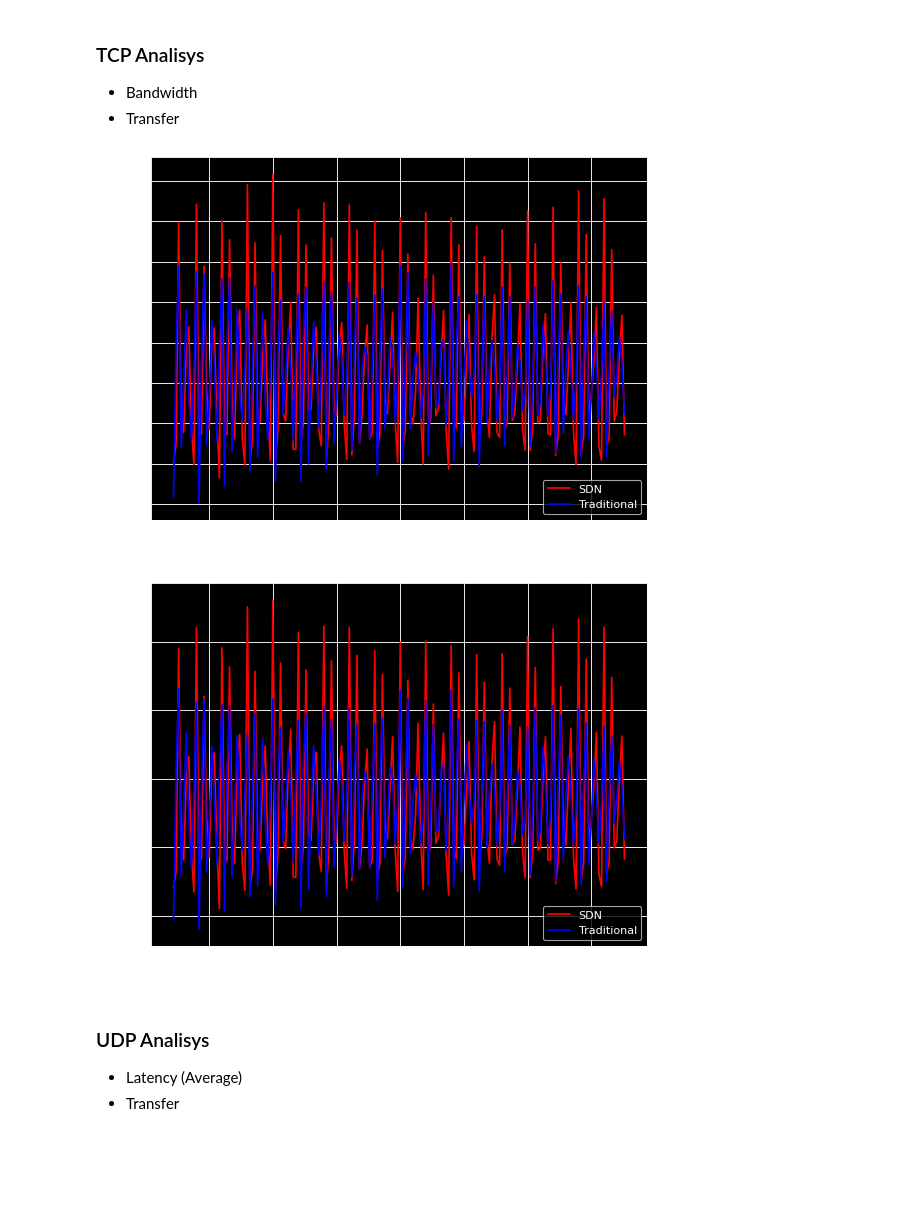
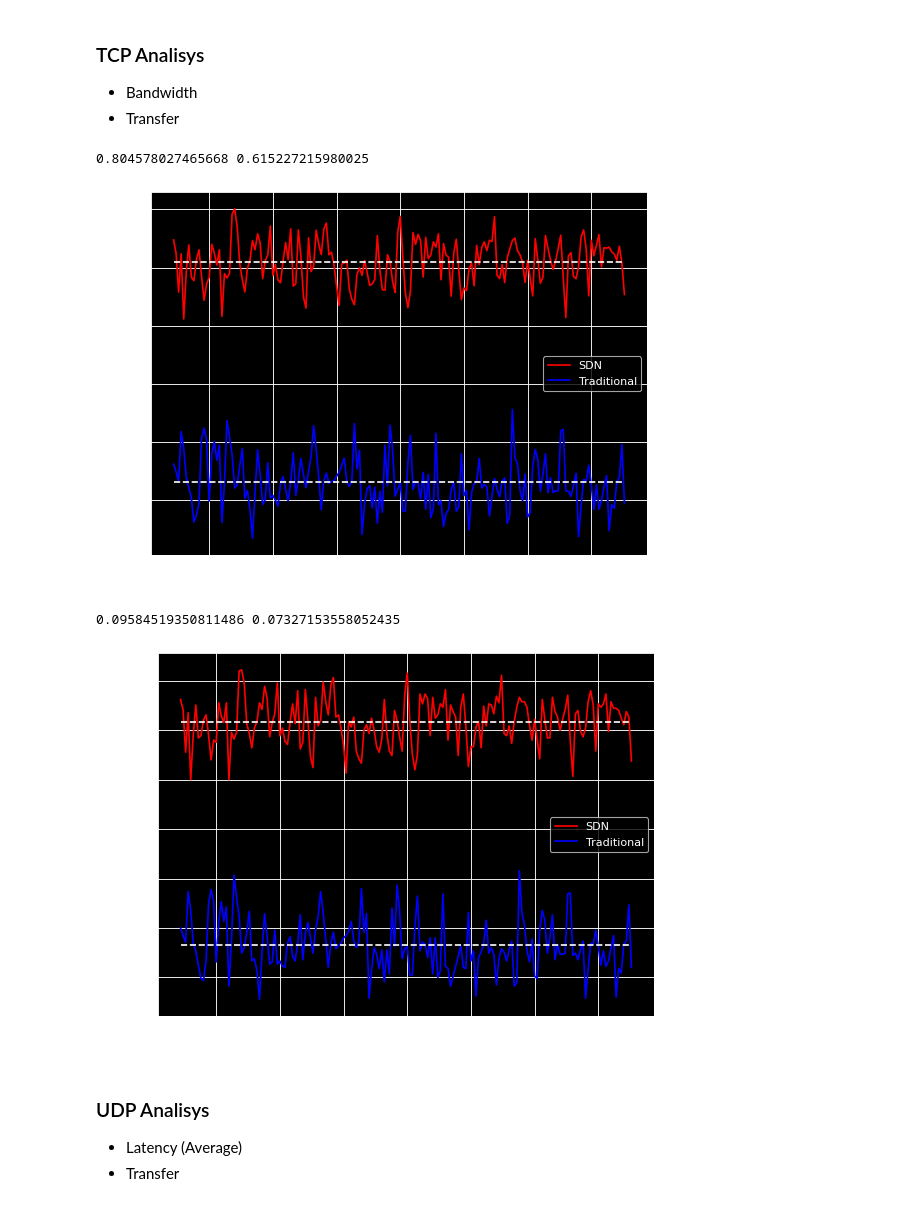
Before and after one commit to victortostes-hotmart/dijkstra-sdn, a Jupyter notebook: analisys.ipynb, the cells around one changed output. Cells and saved outputs as stored; diff of their text form; code cells hidden in the pictures; blank space fills up the shorter version.

```diff
--- a/analisys.ipynb
+++ b/analisys.ipynb
@@ -10,24 +10,24 @@ import matplotlib.pyplot as plt;
 topology = 'custom';
 
 udp_colnames=['HOST', 'PROTOCOL', 'CONNECTION_ID', 'INTERVAL_START', 'INTERVAL_END', 'TRANSFER', 'TRANSFER_UNIT', 'BANDWIDTH', 'BANDWIDTH_UNIT', 'JITTER', 'JITTER_UNIT', 'LOSS_PERCENT', 'LATENCY_AVG', 'LATENCY_MIN', 'LATENCY_MAX', 'LATENCY_STDEV', 'LATENCY_UNIT', 'PPS'];
-udp_sdn_df = pd.read_csv('./network/' + topology + '/results/SDN/database_UDP.csv', names=udp_colnames, header=0);
+udp_sdn_df = pd.read_csv('./network/' + topology + '/results/SDN5/database_UDP.csv', names=udp_colnames, header=0);
 udp_sdn_df = udp_sdn_df[udp_sdn_df['INTERVAL_END'] - udp_sdn_df['INTERVAL_START'] == 1];
 udp_sdn_df = udp_sdn_df[udp_sdn_df['INTERVAL_START'].gt(10)]
 udp_sdn_df = udp_sdn_df[udp_sdn_df['INTERVAL_END'].lt(190)]
 
-udp_trad_df = pd.read_csv('./network/' + topology + '/results/TRADITIONAL/database_UDP.csv', names=udp_colnames, header=0);
+udp_trad_df = pd.read_csv('./network/' + topology + '/results/TRADITIONAL5/database_UDP.csv', names=udp_colnames, header=0);
 udp_trad_df = udp_trad_df[udp_trad_df['INTERVAL_END'] - udp_trad_df['INTERVAL_START'] == 1]
 udp_trad_df = udp_trad_df[udp_trad_df['INTERVAL_START'].gt(10)]
 udp_trad_df = udp_trad_df[udp_trad_df['INTERVAL_END'].lt(190)]
 
 
 tcp_colnames=['HOST', 'PROTOCOL', 'CONNECTION_ID', 'INTERVAL_START', 'INTERVAL_END', 'TRANSFER', 'TRANSFER_UNIT', 'BANDWIDTH', 'BANDWIDTH_UNIT'];
-tcp_sdn_df = pd.read_csv('./network/' + topology + '/results/SDN/database_TCP.csv', names=tcp_colnames, header=0);
+tcp_sdn_df = pd.read_csv('./network/' + topology + '/results/SDN5/database_TCP.csv', names=tcp_colnames, header=0);
 tcp_sdn_df = tcp_sdn_df[tcp_sdn_df['INTERVAL_END'] - tcp_sdn_df['INTERVAL_START'] == 1];
 tcp_sdn_df = tcp_sdn_df[tcp_sdn_df['INTERVAL_START'].gt(10)]
 tcp_sdn_df = tcp_sdn_df[tcp_sdn_df['INTERVAL_END'].lt(190)]
 
-tcp_trad_df = pd.read_csv('./network/' + topology + '/results/TRADITIONAL/database_TCP.csv', names=tcp_colnames, header=0);
+tcp_trad_df = pd.read_csv('./network/' + topology + '/results/TRADITIONAL5/database_TCP.csv', names=tcp_colnames, header=0);
 tcp_trad_df = tcp_trad_df[tcp_trad_df['INTERVAL_END'] - tcp_trad_df['INTERVAL_START'] == 1]
 tcp_trad_df = tcp_trad_df[tcp_trad_df['INTERVAL_START'].gt(10)]
 tcp_trad_df = tcp_trad_df[tcp_trad_df['INTERVAL_END'].lt(190)]
@@ -44,10 +44,10 @@ plt.style.use('dark_background');
 tcp_sdn_df_copy = tcp_sdn_df.copy();
 tcp_trad_df_copy = tcp_trad_df.copy();
 
-# sdn_avg = tcp_sdn_df_copy['BANDWIDTH'].mean();
-# trad_avg = tcp_trad_df_copy['BANDWIDTH'].mean();
+sdn_avg = tcp_sdn_df_copy['BANDWIDTH'].mean();
+trad_avg = tcp_trad_df_copy['BANDWIDTH'].mean();
 
-# print(sdn_avg, trad_avg)
+print(sdn_avg, trad_avg)
 
 sdn_grouped = tcp_sdn_df_copy.groupby(by='INTERVAL_START', as_index=False)
 trad_grouped = tcp_trad_df_copy.groupby(by='INTERVAL_START', as_index=False);
@@ -59,29 +59,38 @@ plt.xlabel('Time (secs)');
 plt.ylabel('Bandwidth (Mbits/s)');
 plt.plot(sdn_grouped_bd['INTERVAL_START'], sdn_grouped_bd['BANDWIDTH'], color='r', label='SDN');
 plt.plot(trad_grouped_bd['INTERVAL_START'], trad_grouped_bd['BANDWIDTH'], color='b', label='Traditional');
-# plt.plot(trad_grouped_bd['INTERVAL_START'], [trad_avg] * 178, color='y', label='Traditional Avg', linestyle='dashed');
-# plt.plot(trad_grouped_bd['INTERVAL_START'], [sdn_avg] * 178, color='g', label='SDN Avg', linestyle='dashed');
+plt.plot(trad_grouped_bd['INTERVAL_START'], [trad_avg] * 178, color='w', linestyle='dashed');
+plt.plot(trad_grouped_bd['INTERVAL_START'], [sdn_avg] * 178, color='w', linestyle='dashed');
 plt.legend();
 plt.grid();
 plt.show();
 # %% [output]
+0.804578027465668 0.615227215980025
-[figure, old version]
+[figure, new version]
 # %%
 # TRANSFER
+
+sdn_avg = tcp_sdn_df_copy['TRANSFER'].mean();
+trad_avg = tcp_trad_df_copy['TRANSFER'].mean();
+
+print(sdn_avg, trad_avg)
 
 sdn_grouped_transfer = sdn_grouped.agg({'TRANSFER': np.mean});
 trad_grouped_transfer = trad_grouped.agg({'TRANSFER': np.mean});
 
 plt.figure(figsize=(8, 6), dpi=80)
 plt.xlabel('Time (secs)');
-plt.ylabel('Transfer (Mbits)');
+plt.ylabel('Transfer (Mbytes)');
 plt.plot(sdn_grouped_transfer['INTERVAL_START'], sdn_grouped_transfer['TRANSFER'], color='r', label='SDN');
 plt.plot(trad_grouped_transfer['INTERVAL_START'], trad_grouped_transfer['TRANSFER'], color='b', label='Traditional');
+plt.plot(trad_grouped_bd['INTERVAL_START'], [trad_avg] * 178, color='w', linestyle='dashed');
+plt.plot(trad_grouped_bd['INTERVAL_START'], [sdn_avg] * 178, color='w', linestyle='dashed');
 plt.legend();
 plt.grid();
 plt.show();
 # %% [output]
+0.09584519350811486 0.07327153558052435
-[figure, old version]
+[figure, new version]
 # %% [markdown]
 ### UDP Analisys
 
```
Also changed, not shown: parts of 5 cells of this notebook, 10 other files.
